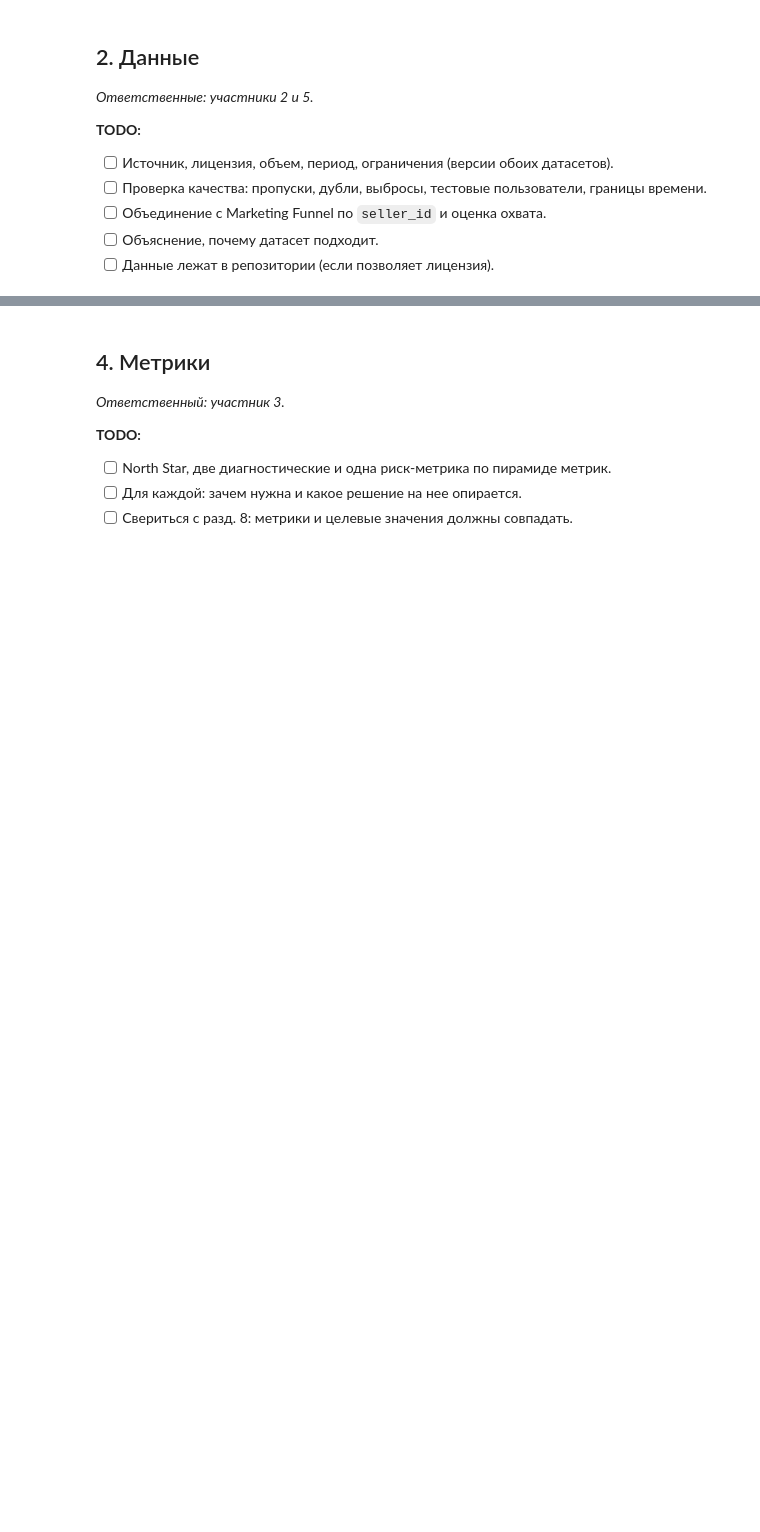
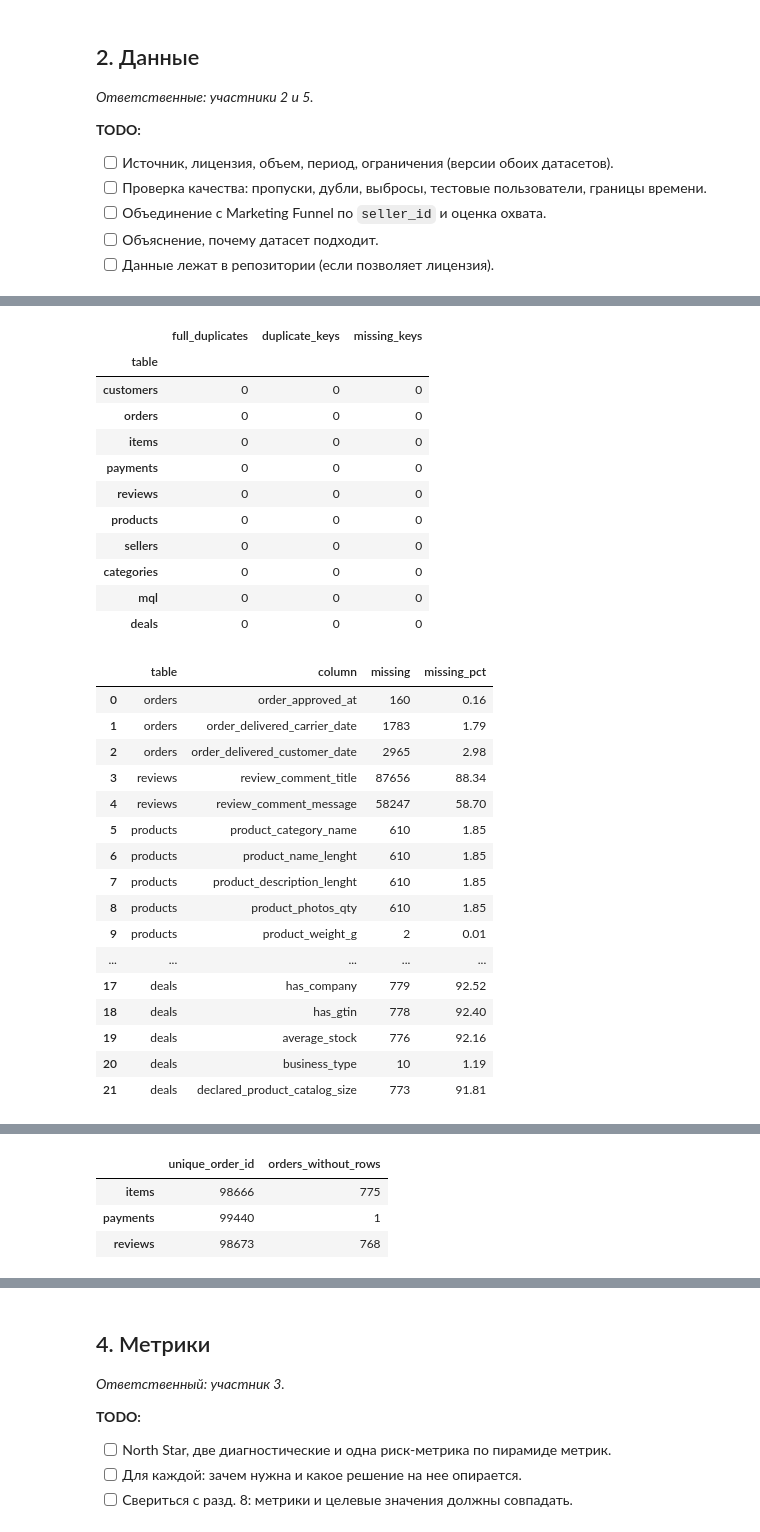
Before and after one commit to iverid/ProdAnal, a Jupyter notebook: project.ipynb, the cells around one changed output, grey strips where cells are left out. Drawn from its saved outputs; the diff is of its cells as text; code cells hidden in the pictures; blank space fills up the shorter version.

```diff
--- a/project.ipynb
+++ b/project.ipynb
@@ -100,0 +166,75 @@ Olist использует комбинированную схему получ
+# %%
+KEYS = {
+    'customers': ['customer_id'], 'orders': ['order_id'],
+    'items': ['order_id', 'order_item_id'], 'payments': ['order_id', 'payment_sequential'],
+    'reviews': ['review_id', 'order_id'], 'products': ['product_id'],
+    'sellers': ['seller_id'], 'categories': ['product_category_name'],
+    'mql': ['mql_id'], 'deals': ['mql_id'],
+}
+quality = pd.DataFrame([{
+    'table': name, 'full_duplicates': int(df.duplicated().sum()),
+    'duplicate_keys': int(df.duplicated(KEYS[name]).sum()),
+    'missing_keys': int(df[KEYS[name]].isna().any(axis=1).sum()),
+} for name, df in raw.items()]).set_index('table')
+missingness = pd.DataFrame([
+    {'table': name, 'column': col, 'missing': int(df[col].isna().sum()),
+     'missing_pct': round(df[col].isna().mean() * 100, 2)}
+    for name, df in raw.items() for col in df if df[col].isna().any()
+])
+display(quality, missingness)
+tables = {name: df.drop_duplicates().copy() for name, df in raw.items()}
+for name, df in tables.items():
+    assert not df[KEYS[name]].isna().any().any(), (name, 'пропуск ключа')
+    assert not df.duplicated(KEYS[name]).any(), (name, 'конфликт ключа')
+relations = [
+    ('orders', 'customer_id', 'customers', 'customer_id'),
+    ('items', 'order_id', 'orders', 'order_id'),
+    ('items', 'product_id', 'products', 'product_id'),
+    ('items', 'seller_id', 'sellers', 'seller_id'),
+    ('payments', 'order_id', 'orders', 'order_id'),
+    ('reviews', 'order_id', 'orders', 'order_id'),
+    ('deals', 'mql_id', 'mql', 'mql_id'),
+    ('deals', 'seller_id', 'sellers', 'seller_id'),
+    ('products', 'product_category_name', 'categories', 'product_category_name'),
+]
+foreign_keys = pd.DataFrame([{
+    'relation': f'{child}.{col} → {parent}.{parent_col}',
+    'unmatched_rows': int((tables[child][col].notna() &
+                           ~tables[child][col].isin(tables[parent][parent_col])).sum()),
+} for child, col, parent, parent_col in relations])
+display(foreign_keys)
+display(pd.DataFrame({
+    name: {'unique_order_id': df.order_id.nunique(),
+           'orders_without_rows': int((~tables['orders'].order_id.isin(df.order_id)).sum())}
+    for name, df in tables.items() if 'order_id' in df and name != 'orders'
+}).T)
+# %% [output]
+|  | full_duplicates | duplicate_keys | missing_keys |
+| table |  |  |  |
+| customers | 0 | 0 | 0 |
+| orders | 0 | 0 | 0 |
+| items | 0 | 0 | 0 |
+| payments | 0 | 0 | 0 |
+| reviews | 0 | 0 | 0 |
+| products | 0 | 0 | 0 |
+| sellers | 0 | 0 | 0 |
+| categories | 0 | 0 | 0 |
+| mql | 0 | 0 | 0 |
+| deals | 0 | 0 | 0 |
+|  | table | column | missing | missing_pct |
+| 0 | orders | order_approved_at | 160 | 0.16 |
+| 1 | orders | order_delivered_carrier_date | 1783 | 1.79 |
+| 2 | orders | order_delivered_customer_date | 2965 | 2.98 |
+| 3 | reviews | review_comment_title | 87656 | 88.34 |
+| 4 | reviews | review_comment_message | 58247 | 58.70 |
+| 5 | products | product_category_name | 610 | 1.85 |
+| 6 | products | product_name_lenght | 610 | 1.85 |
+| 7 | products | product_description_lenght | 610 | 1.85 |
+| 8 | products | product_photos_qty | 610 | 1.85 |
+| 9 | products | product_weight_g | 2 | 0.01 |
+| ... | ... | ... | ... | ... |
+| 17 | deals | has_company | 779 | 92.52 |
+| 18 | deals | has_gtin | 778 | 92.40 |
+| 19 | deals | average_stock | 776 | 92.16 |
+| 20 | deals | business_type | 10 | 1.19 |
+| 21 | deals | declared_product_catalog_size | 773 | 91.81 |
@@ -100,0 +251,4 @@ Olist использует комбинированную схему получ
+|  | unique_order_id | orders_without_rows |
+| items | 98666 | 775 |
+| payments | 99440 | 1 |
+| reviews | 98673 | 768 |
```
Also changed, not shown: parts of 18 cells of this notebook.
